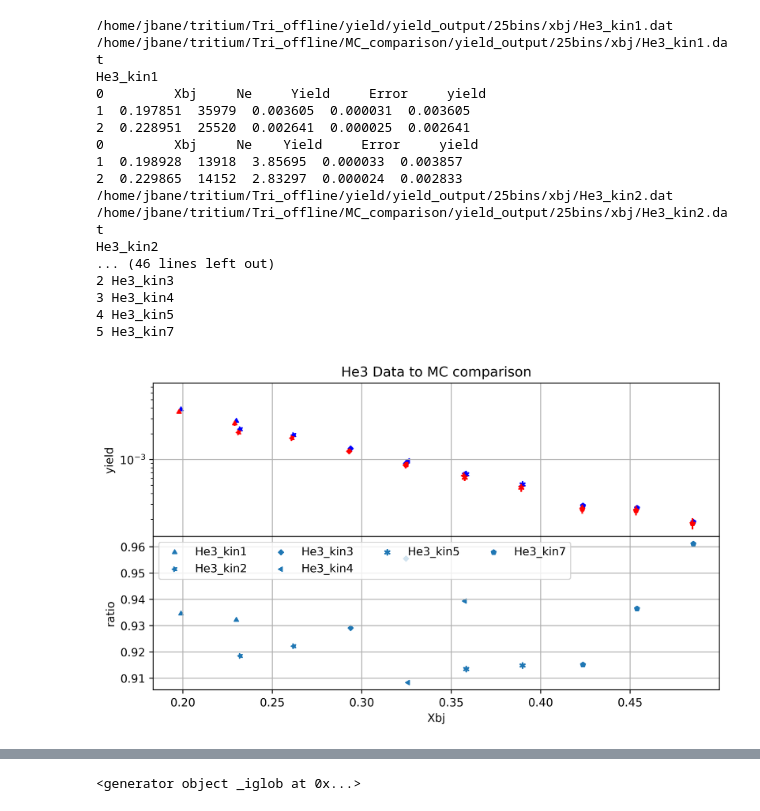
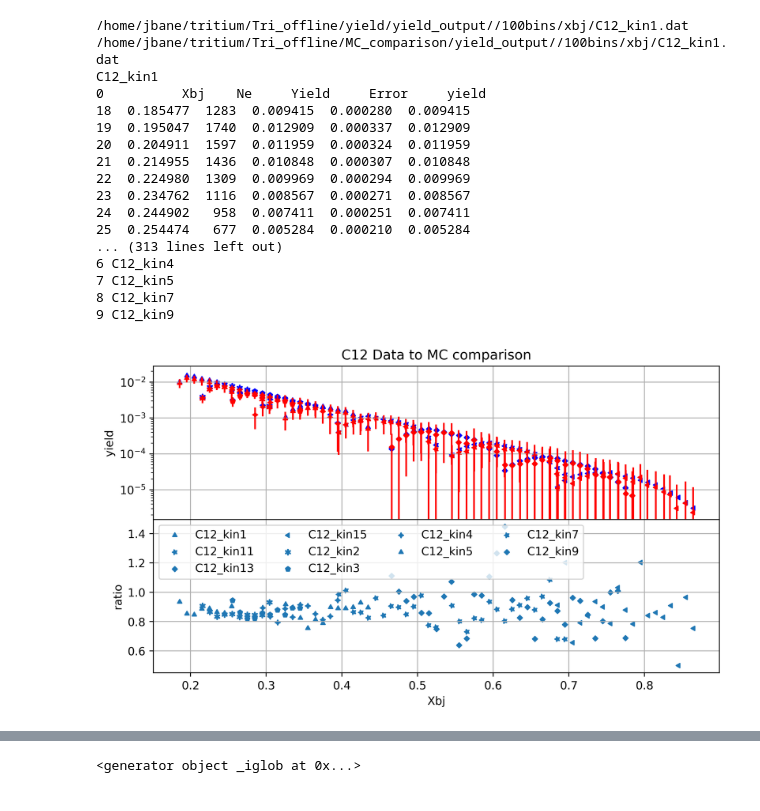
Before and after one commit to jbane11/Tri_offline, a Jupyter notebook: MC_comparison/Entrietgt.ipynb, the cells around one changed output, grey strips where cells are left out. Cells and saved outputs as stored; diff of their text form; code cells hidden in the pictures.

Commit message:
JYs and yield

```diff
--- a/MC_comparison/Entrietgt.ipynb
+++ b/MC_comparison/Entrietgt.ipynb
@@ -8,9 +8,9 @@ import glob
 import numpy as np
 
 
-
-tgt="He3"
-
+bins=100
+tgt="C12"
+cuttype=""
 Xaxis="Xbj" #theta / Xbj
 if Xaxis == "Xbj":
     xaxis="xbj"
@@ -33,9 +33,9 @@ else :
 #            break
 #        runs.append(run)
 #print( "Will look at runs ", runs)
-bins=25
-mcfile='/home/jbane/tritium/Tri_offline/MC_comparison/yield_output/{}bins/{}/'.format(bins,xaxis)
-datafile='/home/jbane/tritium/Tri_offline/yield/yield_output/{}bins/{}/'.format(bins,xaxis)
+
+mcfile='/home/jbane/tritium/Tri_offline/MC_comparison/yield_output/{}/{}bins/{}/'.format(cuttype,bins,xaxis)
+datafile='/home/jbane/tritium/Tri_offline/yield/yield_output/{}/{}bins/{}/'.format(cuttype,bins,xaxis)
 kins={}
 kin={}
 
@@ -146,55 +146,61 @@ ax=fig.add_subplot(2,1,1)
 plt.title('{} Data to MC comparison'.format(tgt))
 bx=fig.add_subplot(2,1,2, sharex=ax)
 
+print("")
+print( "Start drawing")
+print("")
+
 #fig,bx=plt.subplots(dpi=250)
 k=int(0)
 for j in range(len(mcDF)):
     xkcd = mcd.XKCD_COLORS["xkcd:" + overlap[j]].upper()
     xkcd2 = mcd.XKCD_COLORS["xkcd:" + overlap[j+len(mcDF)]].upper()
-    #print(j , kin[j])
+    #print(j , len(ratios[j]))
     #print()
     if k == 7:
         k = 0
     if(len(dataDFs[j])) == 0:
         continue
     if(len(mcDF[j])) ==0:
+        continue
+    if(len(ratios[j])) ==0:
         continue
     #if j == 110:
      #   ax = mcDFs[j].plot(x='theta',y='yield',yerr=':error',kind='scatter', marker=markers[j], color='blue', label='MC run{}'.format(runs[j]))
     #else :
 
     mcDFs[j].plot(ax=ax,x='{}'.format(Xaxis),y='yield',yerr='Error',kind='scatter',marker=markers[k], color='blue', label='MC {}'.format(kin[j]))
 
     dataDFs[j].plot(ax=ax,x='{}'.format(Xaxis),y='yield',yerr='Stat_err',kind='scatter', marker=markers2[k], color='red', label='data {}'.format(kin[j]))
     ratios[j].plot(ax=bx,x='{}'.format(Xaxis) ,y='ratio', xerr='offset', kind='scatter', label='{}'.format(kin[j]),marker=markers2[k] )
     k=k+1
     print(j , kin[j])
 ax.set_yscale("log")
 ax.grid(True)
 bx.grid(True)
 ax.legend(ncol=4)
 ax.get_legend().remove()
 bx.legend(ncol=4)
 
 fig.subplots_adjust(hspace=0)
 fig.savefig('images/{}_all.png'.format(tgt))
 # %% [output]
-/home/jbane/tritium/Tri_offline/yield/yield_output/25bins/xbj/He3_kin1.dat
-/home/jbane/tritium/Tri_offline/MC_comparison/yield_output/25bins/xbj/He3_kin1.dat
-He3_kin1
-0         Xbj     Ne     Yield     Error     yield
-1  0.197851  35979  0.003605  0.000031  0.003605
-2  0.228951  25520  0.002641  0.000025  0.002641
-0         Xbj     Ne    Yield     Error     yield
-1  0.198928  13918  3.85695  0.000033  0.003857
-2  0.229865  14152  2.83297  0.000024  0.002833
-/home/jbane/tritium/Tri_offline/yield/yield_output/25bins/xbj/He3_kin2.dat
-/home/jbane/tritium/Tri_offline/MC_comparison/yield_output/25bins/xbj/He3_kin2.dat
-He3_kin2
-... (46 lines left out)
-2 He3_kin3
-3 He3_kin4
-4 He3_kin5
-5 He3_kin7
+/home/jbane/tritium/Tri_offline/yield/yield_output//100bins/xbj/C12_kin1.dat
+/home/jbane/tritium/Tri_offline/MC_comparison/yield_output//100bins/xbj/C12_kin1.dat
+C12_kin1
+0          Xbj    Ne     Yield     Error     yield
+18  0.185477  1283  0.009415  0.000280  0.009415
+19  0.195047  1740  0.012909  0.000337  0.012909
+20  0.204911  1597  0.011959  0.000324  0.011959
+21  0.214955  1436  0.010848  0.000307  0.010848
+22  0.224980  1309  0.009969  0.000294  0.009969
+23  0.234762  1116  0.008567  0.000271  0.008567
+24  0.244902   958  0.007411  0.000251  0.007411
+25  0.254474   677  0.005284  0.000210  0.005284
+... (313 lines left out)
+6 C12_kin4
+7 C12_kin5
+8 C12_kin7
+9 C12_kin9
-[figure, old version]
+[figure, new version]
 # %%
```
Also changed, not shown: parts of 1 cell of this notebook, 5 other files.
